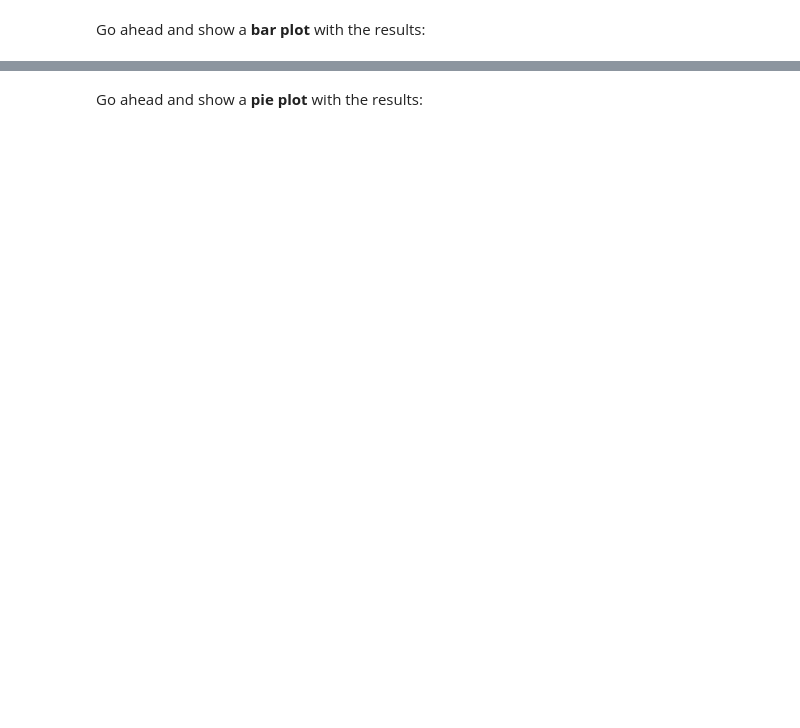
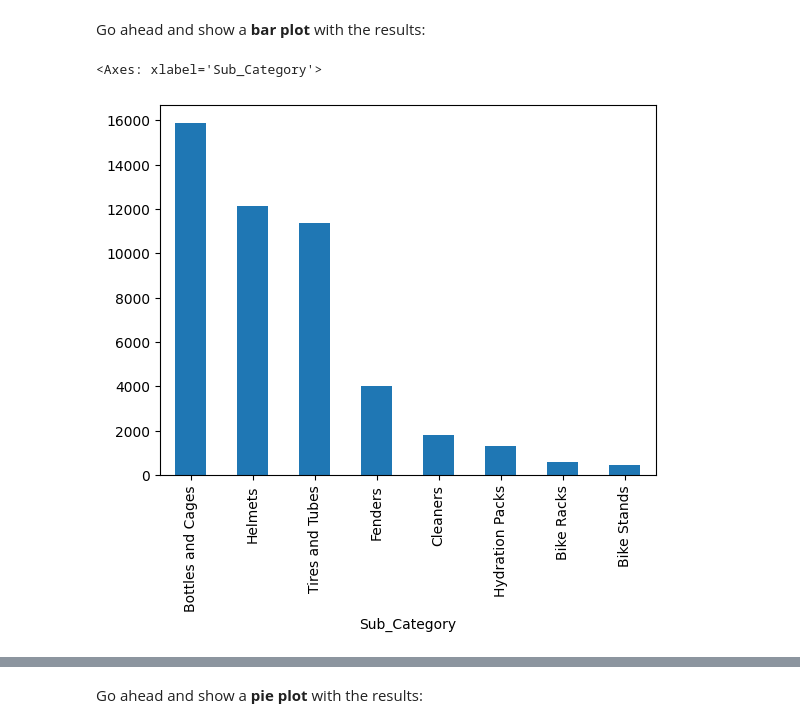
Before and after one commit to tgl-tania/FreeCodeCamp-Pandas-Real-Life-Example, a Jupyter notebook: Exercises_1.ipynb, the cells around one changed output, grey strips where cells are left out. Cells and saved outputs as stored; diff of their text form; code cells hidden in the pictures; blank space fills up the shorter version.

```diff
--- a/Exercises_1.ipynb
+++ b/Exercises_1.ipynb
@@ -418,5 +502,9 @@ accessories
 Go ahead and show a <b>bar plot</b> with the results:
 # %%
 # your code goes here
+sales.loc[sales['Product_Category']=='Accessories'].value_counts('Sub_Category').plot(kind='bar')
+# %% [output]
+<Axes: xlabel='Sub_Category'>
+[figure, added]
 # %%
 accessories.plot(kind='bar', figsize=(14,6))
```
Also changed, not shown: parts of 34 cells of this notebook.
